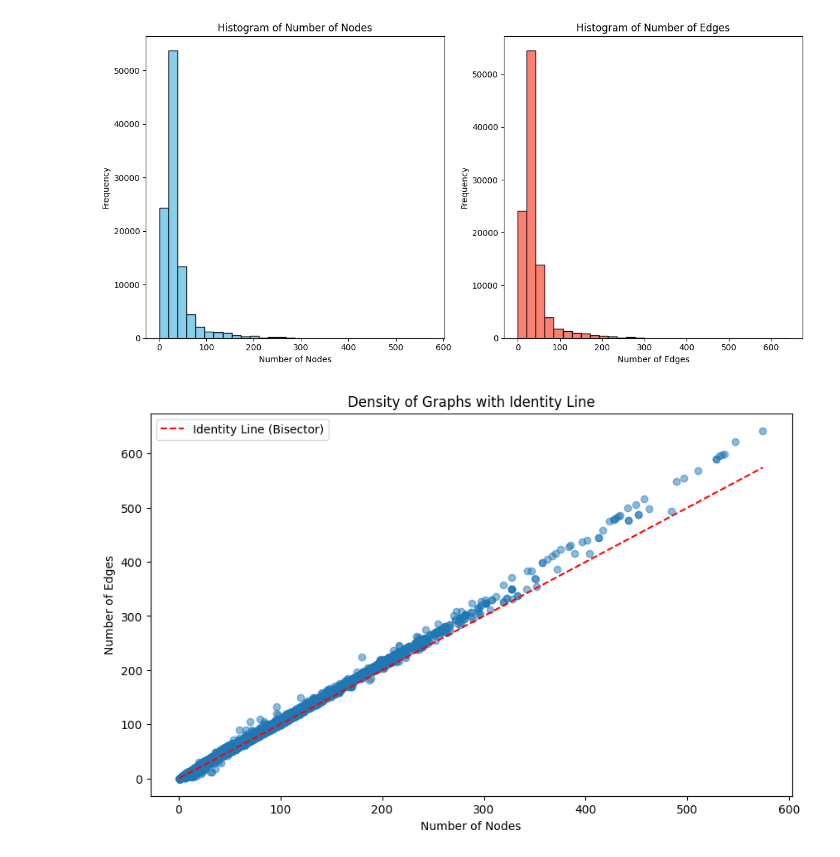
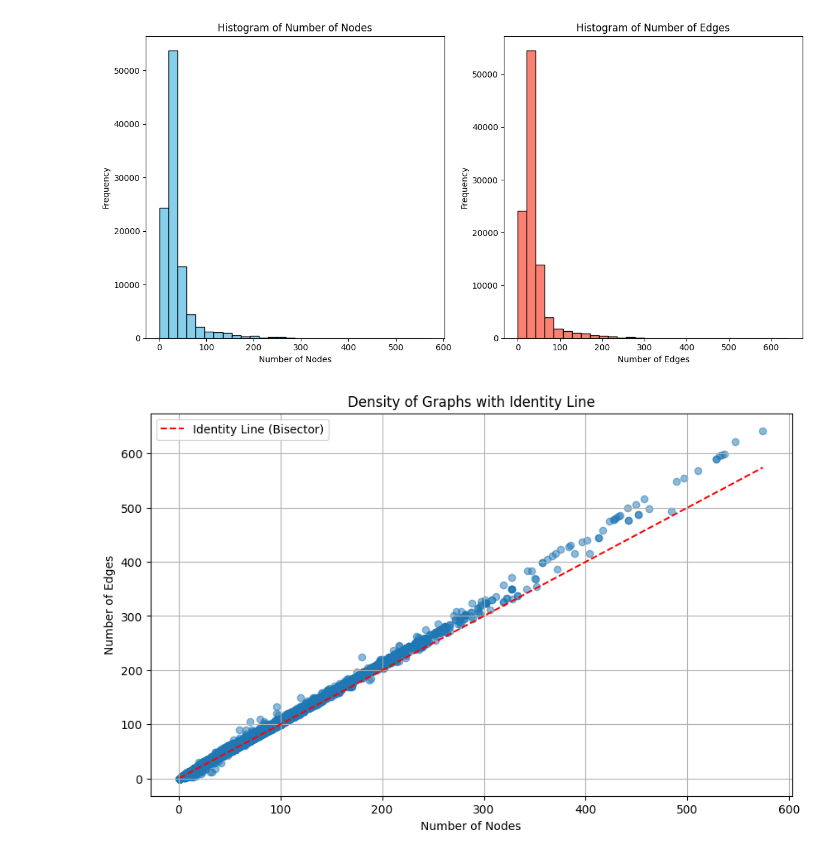
Before and after one commit to balthazarneveu/molecule-retrieval-using-nlp, a Jupyter notebook: dataset_exploration.ipynb, the cells around one changed output. Saved outputs shown, nothing was run; the diff lists cells and outputs as text; code cells hidden in the pictures.

Commit message:
#2 exploration notebook, plot chemical compounds

```diff
--- a/dataset_exploration.ipynb
+++ b/dataset_exploration.ipynb
@@ -303,16 +453,16 @@ plt.show()
 # %%
 # Scatter plot for number of nodes vs number of edges
 plt.figure(figsize=(10, 6))
 plt.scatter(df_graph_statistics['num_nodes'], df_graph_statistics['num_edges'], alpha=0.5)
 plt.title('Density of Graphs with Identity Line')
 plt.xlabel('Number of Nodes')
 plt.ylabel('Number of Edges')
 
 # Plot the identity line (bisector)
 x = np.linspace(min(df_graph_statistics['num_nodes']), max(df_graph_statistics['num_nodes']), 100)
 plt.plot(x, x, color='red', linestyle='--', label='Identity Line (Bisector)')
-
+plt.grid(True)
 plt.legend()
 plt.show()
 # %% [output]
-[figure, old version]
+[figure, new version]
```
Also changed, not shown: parts of 13 cells of this notebook.
